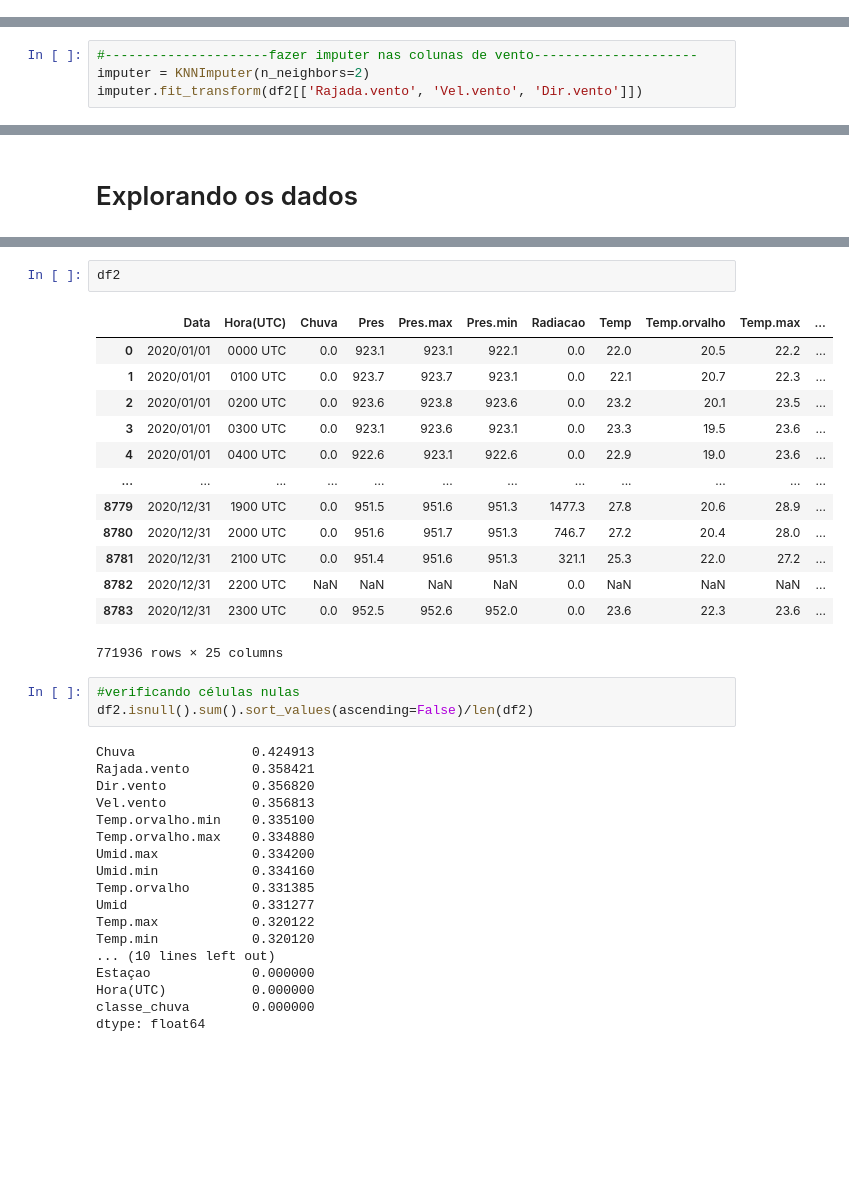
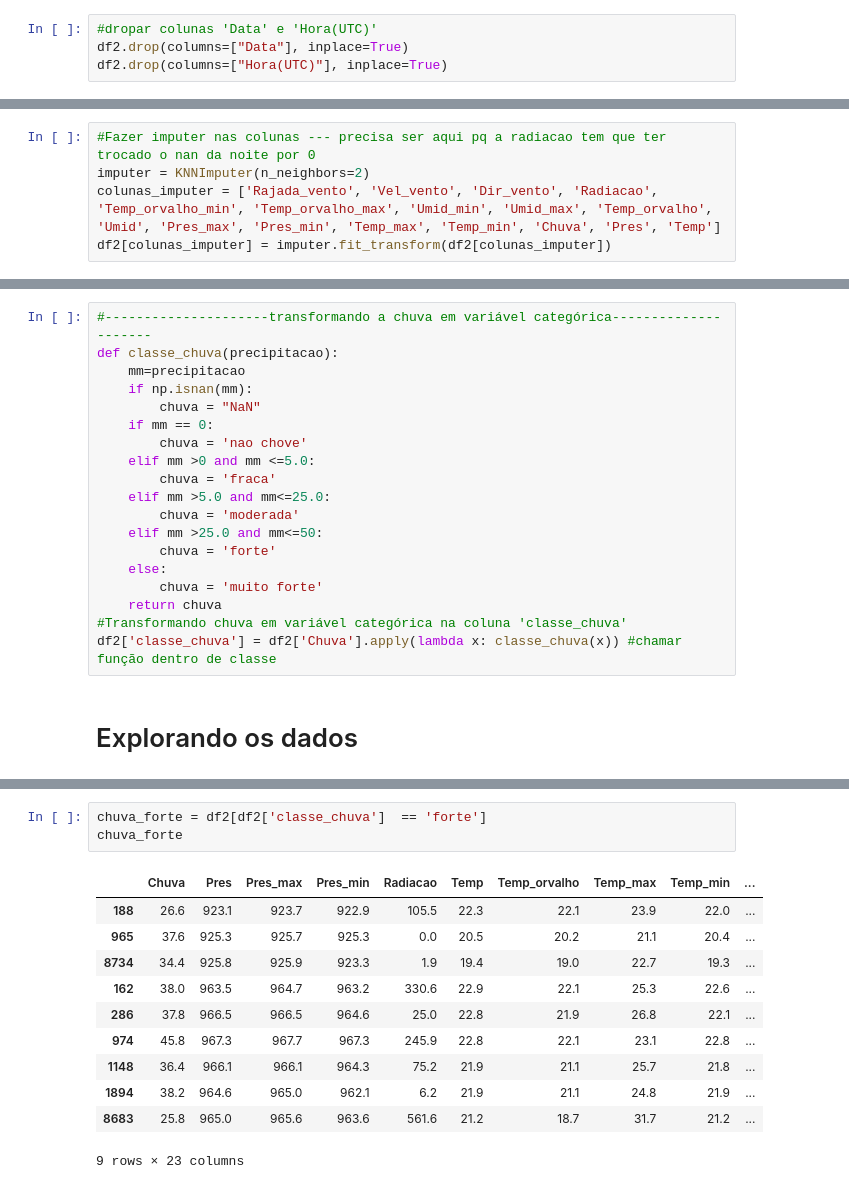
Before and after one commit to thamirisbrandao/rain-prediction-machine, a Jupyter notebook: notebooks/victor_exp_2.ipynb, the cells around one changed output, grey strips where cells are left out. Saved outputs shown, nothing was run; the diff lists cells and outputs as text; blank space fills up the shorter version.

```diff
--- a/notebooks/victor_exp_2.ipynb
+++ b/notebooks/victor_exp_2.ipynb
@@ -90,3 +67,7 @@ df2['classe_chuva'] = df2['Chuva'].apply(lambda x: classe_chuva(x))
+# %%
+#dropar colunas 'Data' e 'Hora(UTC)'
+df2.drop(columns=["Data"], inplace=True)
+df2.drop(columns=["Hora(UTC)"], inplace=True)
 # %% [markdown]
 ### Tratando valores nulos de radiação
 # %%
@@ -109,6 +82,7 @@ if (hora.hour >= 22) or (hora.hour <= 8):
 # %% [markdown]
 ### Imputer da variável de vento
 # %%
-#---------------------fazer imputer nas colunas de vento---------------------
+#Fazer imputer nas colunas --- precisa ser aqui pq a radiacao tem que ter trocado o nan da noite por 0
 imputer = KNNImputer(n_neighbors=2)
-imputer.fit_transform(df2[['Rajada.vento', 'Vel.vento', 'Dir.vento']])
+colunas_imputer = ['Rajada_vento', 'Vel_vento', 'Dir_vento', 'Radiacao', 'Temp_orvalho_min', 'Temp_orvalho_max', 'Umid_min', 'Umid_max', 'Temp_orvalho', 'Umid', 'Pres_max', 'Pres_min', 'Temp_max', 'Temp_min', 'Chuva', 'Pres', 'Temp']
+df2[colunas_imputer] = imputer.fit_transform(df2[colunas_imputer])
@@ -115,2 +91,21 @@ imputer.fit_transform(df2[['Rajada.vento', 'Vel.vento', 'Dir.vento']])
+# %%
+#---------------------transformando a chuva em variável categórica---------------------
+def classe_chuva(precipitacao):
+    mm=precipitacao
+    if np.isnan(mm):
+        chuva = "NaN"
+    if mm == 0:
+        chuva = 'nao chove'
+    elif mm >0 and mm <=5.0:
+        chuva = 'fraca'
+    elif mm >5.0 and mm<=25.0:
+        chuva = 'moderada'
+    elif mm >25.0 and mm<=50:
+        chuva = 'forte'
+    else:
+        chuva = 'muito forte'
+    return chuva
+#Transformando chuva em variável categórica na coluna 'classe_chuva'
+df2['classe_chuva'] = df2['Chuva'].apply(lambda x: classe_chuva(x)) #chamar função dentro de classe
 # %% [markdown]
 # Explorando os dados
@@ -136,37 +272,15 @@ Name: datahora, Length: 771936, dtype: int64
 # %%
-df2
+chuva_forte = df2[df2['classe_chuva']  == 'forte']
+chuva_forte
 # %% [output]
-|  | Data | Hora(UTC) | Chuva | Pres | Pres.max | Pres.min | Radiacao | Temp | Temp.orvalho | Temp.max | ... |
-| 0 | 2020/01/01 | 0000 UTC | 0.0 | 923.1 | 923.1 | 922.1 | 0.0 | 22.0 | 20.5 | 22.2 | ... |
-| 1 | 2020/01/01 | 0100 UTC | 0.0 | 923.7 | 923.7 | 923.1 | 0.0 | 22.1 | 20.7 | 22.3 | ... |
-| 2 | 2020/01/01 | 0200 UTC | 0.0 | 923.6 | 923.8 | 923.6 | 0.0 | 23.2 | 20.1 | 23.5 | ... |
-| 3 | 2020/01/01 | 0300 UTC | 0.0 | 923.1 | 923.6 | 923.1 | 0.0 | 23.3 | 19.5 | 23.6 | ... |
-| 4 | 2020/01/01 | 0400 UTC | 0.0 | 922.6 | 923.1 | 922.6 | 0.0 | 22.9 | 19.0 | 23.6 | ... |
-| ... | ... | ... | ... | ... | ... | ... | ... | ... | ... | ... | ... |
-| 8779 | 2020/12/31 | 1900 UTC | 0.0 | 951.5 | 951.6 | 951.3 | 1477.3 | 27.8 | 20.6 | 28.9 | ... |
-| 8780 | 2020/12/31 | 2000 UTC | 0.0 | 951.6 | 951.7 | 951.3 | 746.7 | 27.2 | 20.4 | 28.0 | ... |
-| 8781 | 2020/12/31 | 2100 UTC | 0.0 | 951.4 | 951.6 | 951.3 | 321.1 | 25.3 | 22.0 | 27.2 | ... |
-| 8782 | 2020/12/31 | 2200 UTC | NaN | NaN | NaN | NaN | 0.0 | NaN | NaN | NaN | ... |
-| 8783 | 2020/12/31 | 2300 UTC | 0.0 | 952.5 | 952.6 | 952.0 | 0.0 | 23.6 | 22.3 | 23.6 | ... |
+|  | Chuva | Pres | Pres_max | Pres_min | Radiacao | Temp | Temp_orvalho | Temp_max | Temp_min | ... |
+| 188 | 26.6 | 923.1 | 923.7 | 922.9 | 105.5 | 22.3 | 22.1 | 23.9 | 22.0 | ... |
+| 965 | 37.6 | 925.3 | 925.7 | 925.3 | 0.0 | 20.5 | 20.2 | 21.1 | 20.4 | ... |
+| 8734 | 34.4 | 925.8 | 925.9 | 923.3 | 1.9 | 19.4 | 19.0 | 22.7 | 19.3 | ... |
+| 162 | 38.0 | 963.5 | 964.7 | 963.2 | 330.6 | 22.9 | 22.1 | 25.3 | 22.6 | ... |
+| 286 | 37.8 | 966.5 | 966.5 | 964.6 | 25.0 | 22.8 | 21.9 | 26.8 | 22.1 | ... |
+| 974 | 45.8 | 967.3 | 967.7 | 967.3 | 245.9 | 22.8 | 22.1 | 23.1 | 22.8 | ... |
+| 1148 | 36.4 | 966.1 | 966.1 | 964.3 | 75.2 | 21.9 | 21.1 | 25.7 | 21.8 | ... |
+| 1894 | 38.2 | 964.6 | 965.0 | 962.1 | 6.2 | 21.9 | 21.1 | 24.8 | 21.9 | ... |
+| 8683 | 25.8 | 965.0 | 965.6 | 963.6 | 561.6 | 21.2 | 18.7 | 31.7 | 21.2 | ... |
-771936 rows × 25 columns
+9 rows × 23 columns
-# %%
-#verificando células nulas
-df2.isnull().sum().sort_values(ascending=False)/len(df2)
-# %% [output]
-Chuva               0.424913
-Rajada.vento        0.358421
-Dir.vento           0.356820
-Vel.vento           0.356813
-Temp.orvalho.min    0.335100
-Temp.orvalho.max    0.334880
-Umid.max            0.334200
-Umid.min            0.334160
-Temp.orvalho        0.331385
-Umid                0.331277
-Temp.max            0.320122
-Temp.min            0.320120
-... (10 lines left out)
-Estaçao             0.000000
-Hora(UTC)           0.000000
-classe_chuva        0.000000
-dtype: float64
```
Also changed, not shown: parts of 45 cells of this notebook, 1 other file.
